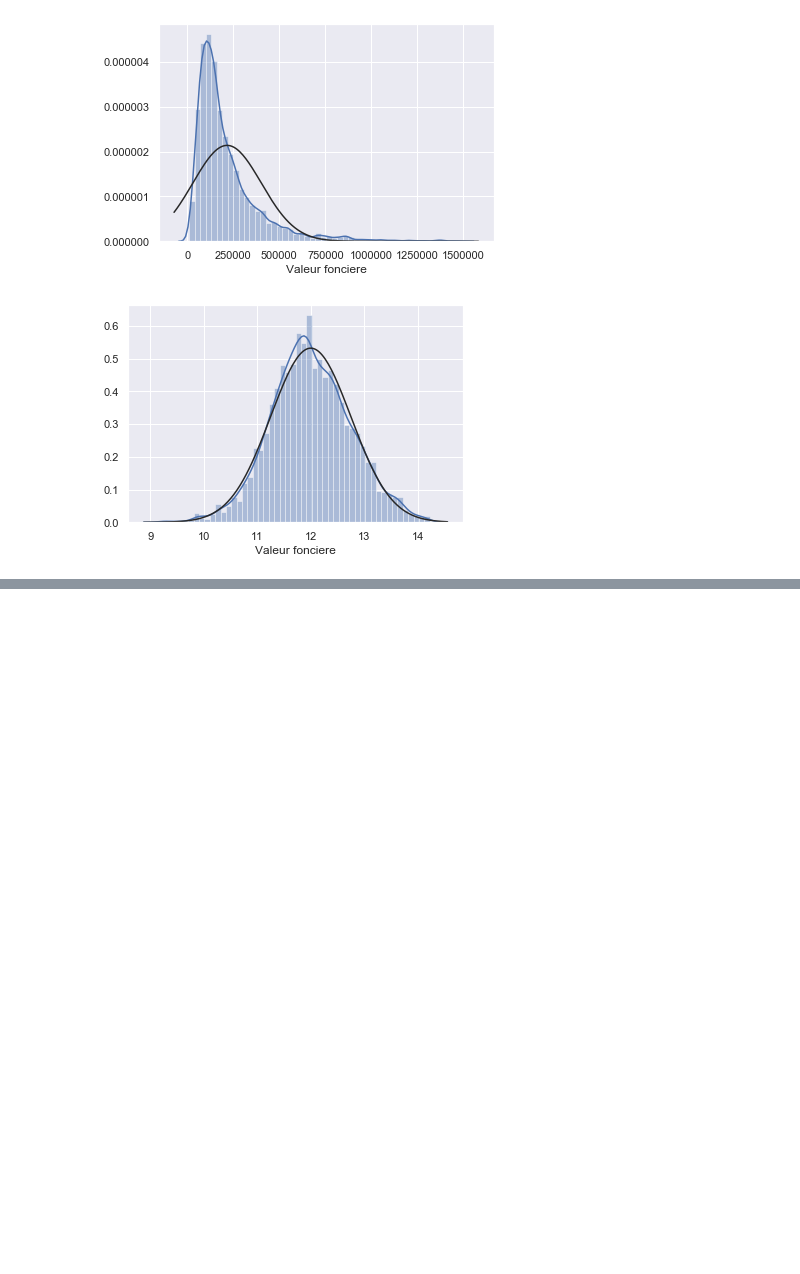
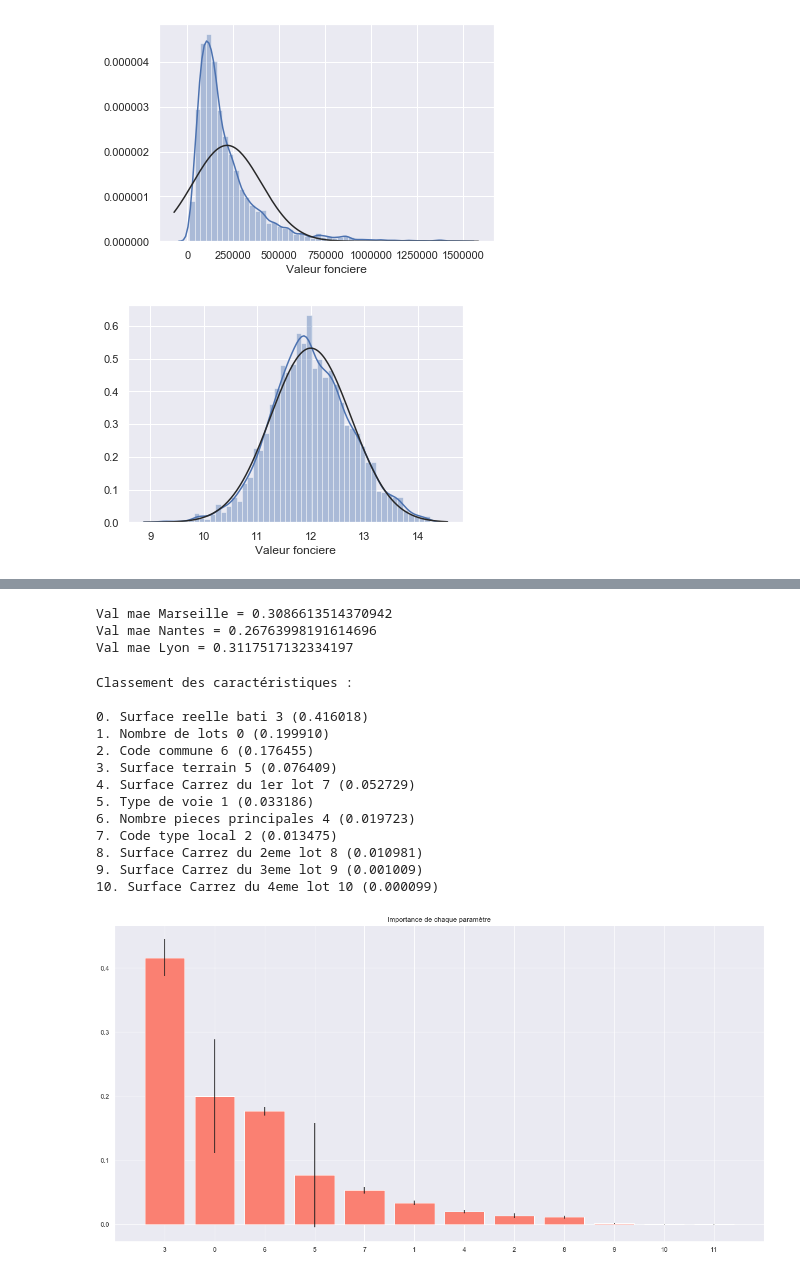
Before and after one commit to C18andre/CoveaModele, a Jupyter notebook: Presentation.ipynb, the cells around one changed output, grey strips where cells are left out. Saved outputs shown, nothing was run; the diff lists cells and outputs as text; code cells hidden in the pictures; blank space fills up the shorter version.

```diff
--- a/Presentation.ipynb
+++ b/Presentation.ipynb
@@ -152,0 +189,8 @@ analyze_training(results_marseille_xgb)
+# %%
+print('Val mae Marseille = {}'.format(results_marseille_rfr['val_mae'][0]))
+print('Val mae Nantes = {}'.format(results_nantes_rfr['val_mae'][0]))
+print('Val mae Lyon = {}'.format(results_lyon_rfr['val_mae'][0]))
+# %% [output]
+Val mae Marseille = 0.3086613514370942
+Val mae Nantes = 0.26763998191614696
+Val mae Lyon = 0.3117517132334197
@@ -152,0 +201,54 @@ analyze_training(results_marseille_xgb)
+# %%
+# Afficher l'importance de chaque paramètre
+from joblib import load
+rfr_marseille = load("Projet/Modeles/PreTrained/RFR_MARSEILLE_13.joblib")
+rfr_nantes = load("Projet/Modeles/PreTrained/RFR_NANTES_44.joblib")
+rfr_lyon = load("Projet/Modeles/PreTrained/RFR_LYON_69.joblib")
+# %%
+def logImportances(reg,df) :
+    # On supprime la target
+    data = df.copy()
+    del data['Valeur fonciere']
+
+    # les écart types pour chaque foret
+    importances = reg.feature_importances_
+    std = np.std([forest.feature_importances_ for forest in reg.estimators_], axis=0)
+    indices = np.argsort(importances)[::-1]
+
+    # On récupèrer les labels
+    X = np.array(data)
+    list_column = data.columns.tolist()
+    print("Classement des caractéristiques :")
+    print("")
+    for f in range(X.shape[1]-1):
+        print("%d. %s %d (%f)" % (f, list_column[indices[f]], indices[f], importances[indices[f]]))
+
+    # On trace
+    plt.figure(figsize=(20,10))
+    plt.title("Importance de chaque paramètre")
+    plt.bar(range(X.shape[1]), importances[indices],
+       color="salmon", yerr=std[indices], align="center")
+    plt.xticks(range(X.shape[1]), indices)
+    plt.xlim([-1, X.shape[1]])
+    plt.show()
+# %%
+# Les barres noires représentent les écarts types pour chaque forêt du régresseur
+
+logImportances(rfr_marseille,marseille_normalised)
+#logImportances(rfr_nantes,nantes_normalised)
+#logImportances(rfr_lyon,lyon_normalised)
+# %% [output]
+Classement des caractéristiques :
+
+0. Surface reelle bati 3 (0.416018)
+1. Nombre de lots 0 (0.199910)
+2. Code commune 6 (0.176455)
+3. Surface terrain 5 (0.076409)
+4. Surface Carrez du 1er lot 7 (0.052729)
+5. Type de voie 1 (0.033186)
+6. Nombre pieces principales 4 (0.019723)
+7. Code type local 2 (0.013475)
+8. Surface Carrez du 2eme lot 8 (0.010981)
+9. Surface Carrez du 3eme lot 9 (0.001009)
+10. Surface Carrez du 4eme lot 10 (0.000099)
+[figure, added]
```
Also changed, not shown: parts of 18 cells of this notebook, 20 other files.
